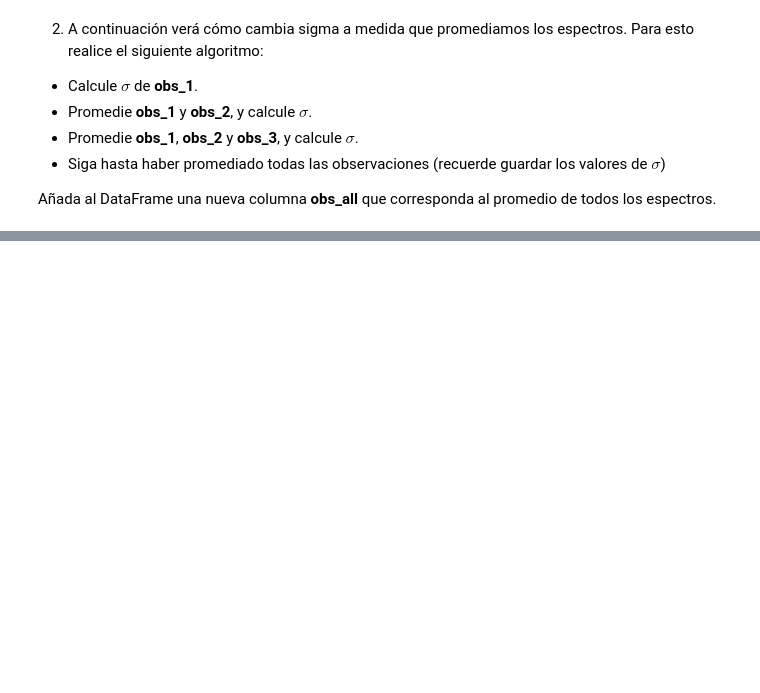
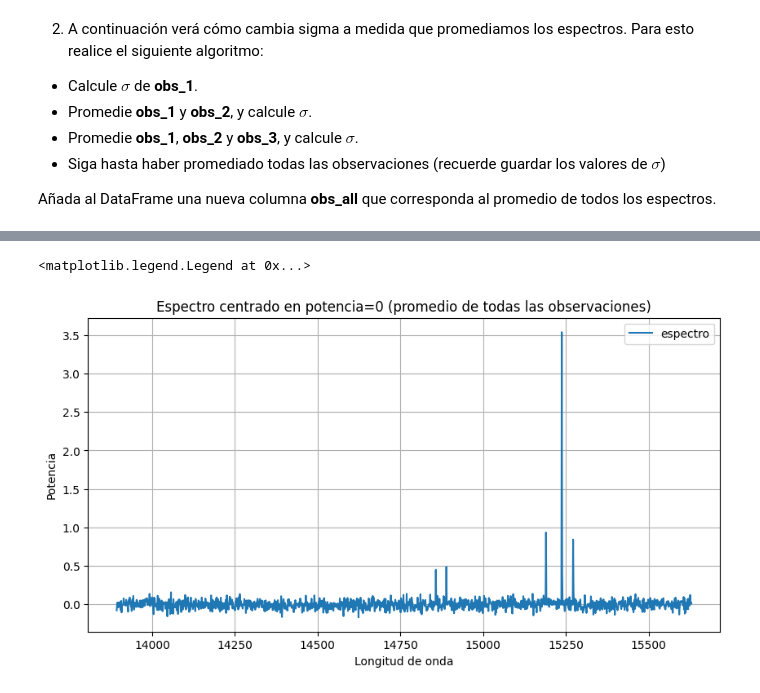
Before and after one commit to aliwen-figueroa/Tarea-2-aliwen-figueroa-, a Jupyter notebook: Tarea2.ipynb, the cells around one changed output, grey strips where cells are left out. Drawn from its saved outputs; the diff is of its cells as text; code cells hidden in the pictures; blank space fills up the shorter version.

```diff
--- a/Tarea2.ipynb
+++ b/Tarea2.ipynb
@@ -420,0 +421,12 @@ Finalmente grafique el promedio de todas las observaciones (columna **obs_all**
+# %%
+# gráfico del espectro
+plt.figure(figsize=[10,5])
+plt.grid(True)
+plt.title("Espectro centrado en potencia=0 (promedio de todas las observaciones)")
+plt.xlabel("Longitud de onda")
+plt.ylabel("Potencia")
+plt.plot(Wlth,data["obs_all"],label="espectro")
+plt.legend()
+# %% [output]
+<matplotlib.legend.Legend at 0x...>
+[figure, added]
```
Also changed, not shown: parts of 6 cells of this notebook.
